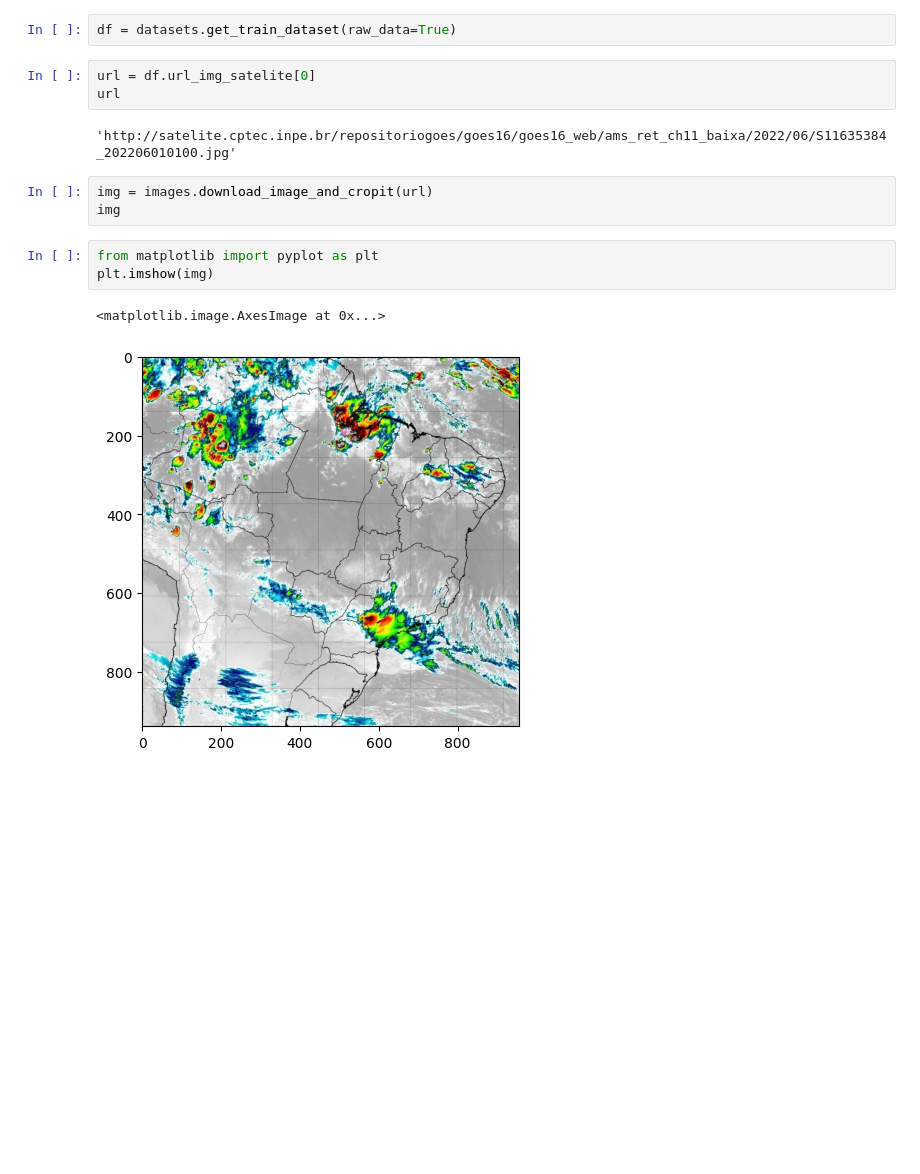
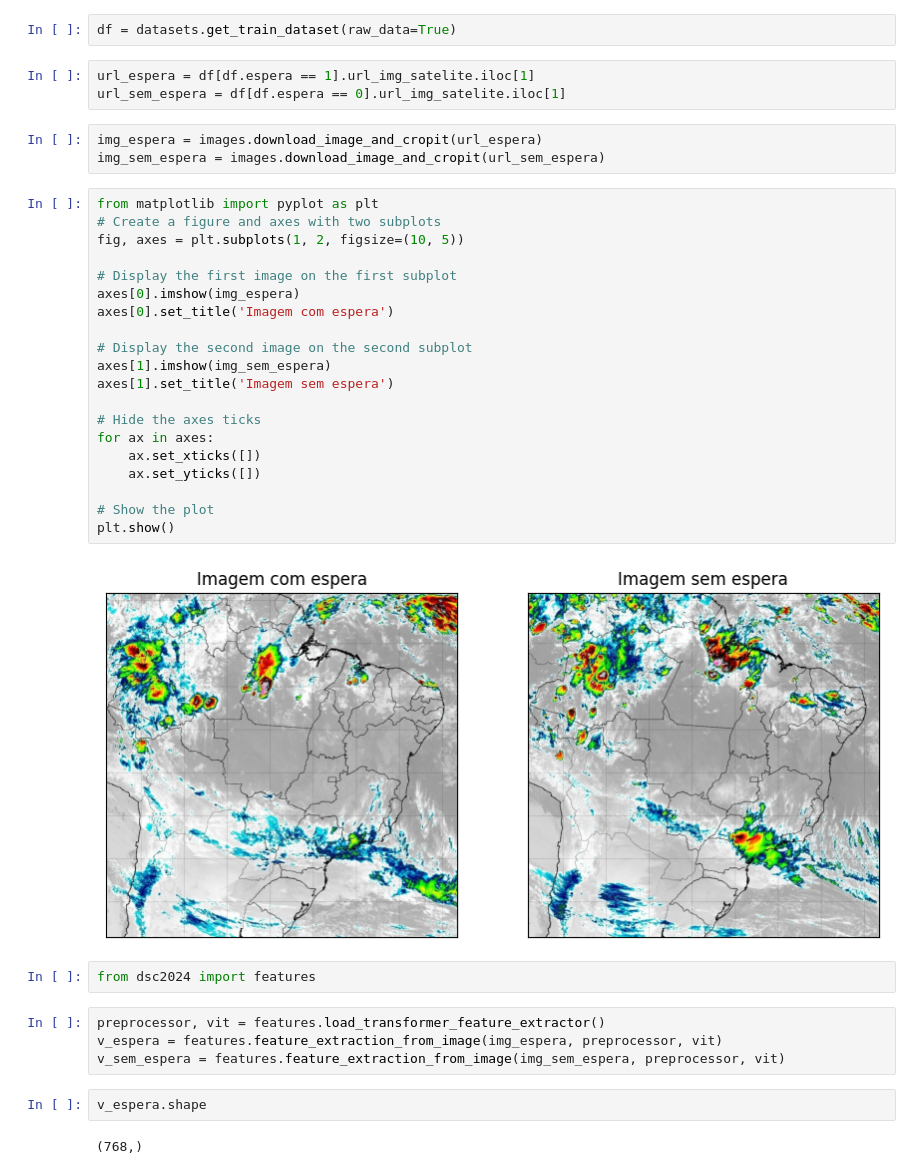
Before and after one commit to ryukinix/dsc2024, a Jupyter notebook: notebooks/image-analysis.ipynb, the cells around one changed output. Cells and saved outputs as stored; diff of their text form; blank space fills up the shorter version.

Commit message:
Add espera/sem-espera image analysis and feature extraction

```diff
--- a/notebooks/image-analysis.ipynb
+++ b/notebooks/image-analysis.ipynb
@@ -4,16 +4,40 @@ from dsc2024 import images
 # %%
 df = datasets.get_train_dataset(raw_data=True)
 # %%
-url = df.url_img_satelite[0]
-url
+url_espera = df[df.espera == 1].url_img_satelite.iloc[1]
+url_sem_espera = df[df.espera == 0].url_img_satelite.iloc[1]
-# %% [output]
-'http://satelite.cptec.inpe.br/repositoriogoes/goes16/goes16_web/ams_ret_ch11_baixa/2022/06/S11635384_202206010100.jpg'
 # %%
-img = images.download_image_and_cropit(url)
-img
+img_espera = images.download_image_and_cropit(url_espera)
+img_sem_espera = images.download_image_and_cropit(url_sem_espera)
 # %%
 from matplotlib import pyplot as plt
-plt.imshow(img)
+# Create a figure and axes with two subplots
+fig, axes = plt.subplots(1, 2, figsize=(10, 5))
+
+# Display the first image on the first subplot
+axes[0].imshow(img_espera)
+axes[0].set_title('Imagem com espera')
+
+# Display the second image on the second subplot
+axes[1].imshow(img_sem_espera)
+axes[1].set_title('Imagem sem espera')
+
+# Hide the axes ticks
+for ax in axes:
+    ax.set_xticks([])
+    ax.set_yticks([])
+
+# Show the plot
+plt.show()
 # %% [output]
-<matplotlib.image.AxesImage at 0x...>
-[figure, old version]
+[figure, new version]
+# %%
+from dsc2024 import features
+# %%
+preprocessor, vit = features.load_transformer_feature_extractor()
+v_espera = features.feature_extraction_from_image(img_espera, preprocessor, vit)
+v_sem_espera = features.feature_extraction_from_image(img_sem_espera, preprocessor, vit)
+# %%
+v_espera.shape
+# %% [output]
+(768,)
```
Also changed, not shown: parts of 2 cells of this notebook.
